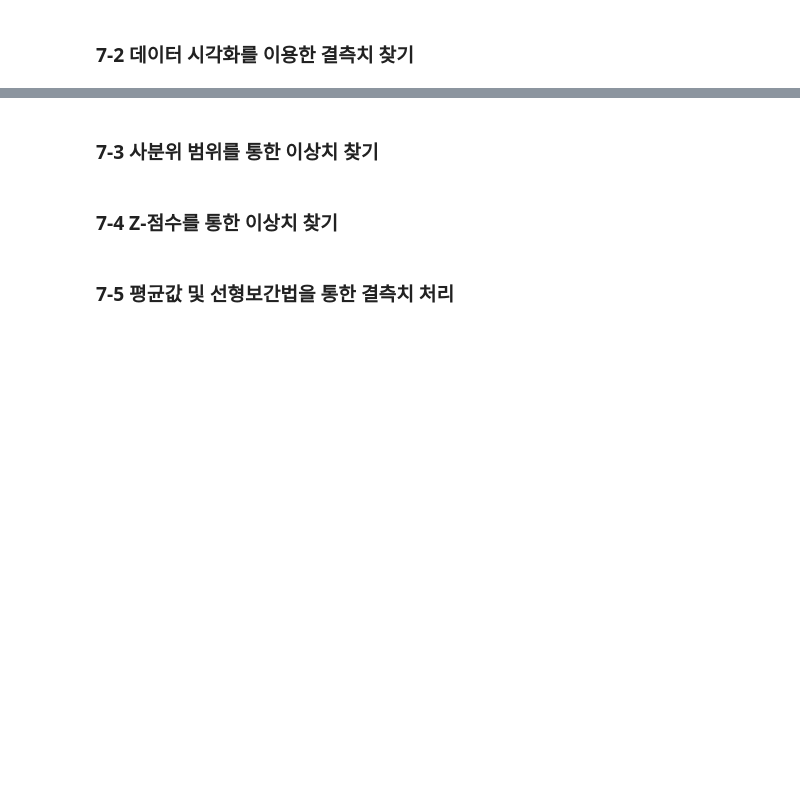
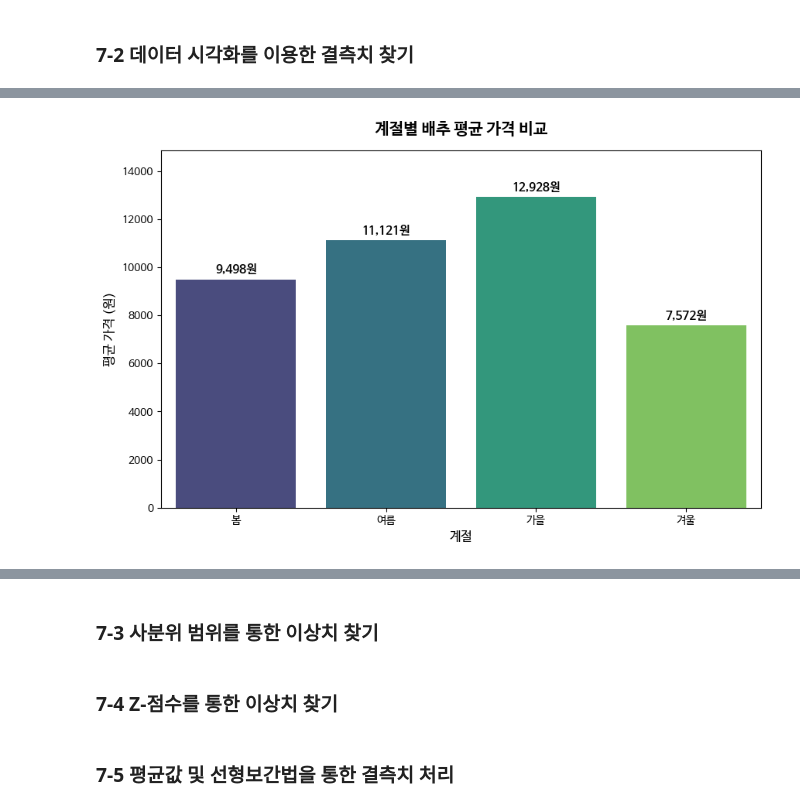
Before and after one commit to min-ji07/Data-Analysis-with-Open-Source, a Jupyter notebook: 오픈소스_데이터_분석_7강.ipynb, the cells around one changed output, grey strips where cells are left out. Cells and saved outputs as stored; diff of their text form; code cells hidden in the pictures; blank space fills up the shorter version.

```diff
--- a/오픈소스_데이터_분석_7강.ipynb
+++ b/오픈소스_데이터_분석_7강.ipynb
@@ -142,0 +191,43 @@ plt.show()
+# %%
+import matplotlib.pyplot as plt
+import seaborn as sns
+
+# 계절별 배추 평균 가격 계산
+season_price_avg = df.groupby('season')['exmn_dd_prc'].mean().reset_index()
+
+season_order = ['봄', '여름', '가을', '겨울']
+season_price_avg['season'] = pd.Categorical(season_price_avg['season'], categories=season_order, ordered=True)
+season_price_avg = season_price_avg.sort_values('season')
+
+plt.figure(figsize=(10, 6))
+# 막대 그래프 그리기
+ax = sns.barplot(
+    data=season_price_avg,
+    x='season',
+    y='exmn_dd_prc',
+    palette='viridis',
+    hue='season',
+    legend=False
+)
+
+# 각 막대 위에 구체적인 가격 수치(정수 형태) 표시
+for p in ax.patches:
+    height = p.get_height()
+    if not pd.isna(height):
+        ax.text(
+            p.get_x() + p.get_width() / 2.0,
+            height + 150,  # 막대 위 표시할 마진
+            f"{int(round(height)):,}원",
+            ha='center',
+            va='bottom',
+            fontsize=11,
+            fontweight='bold'
+        )
+
+plt.title('계절별 배추 평균 가격 비교', fontsize=15, fontweight='bold', pad=15)
+plt.xlabel('계절', fontsize=12)
+plt.ylabel('평균 가격 (원)', fontsize=12)
+plt.ylim(0, season_price_avg['exmn_dd_prc'].max() * 1.15)  # 텍스트가 잘리지 않도록 y축 범위 조절
+plt.show()
+# %% [output]
+[figure, added]
```
Also changed, not shown: parts of 5 cells of this notebook.
